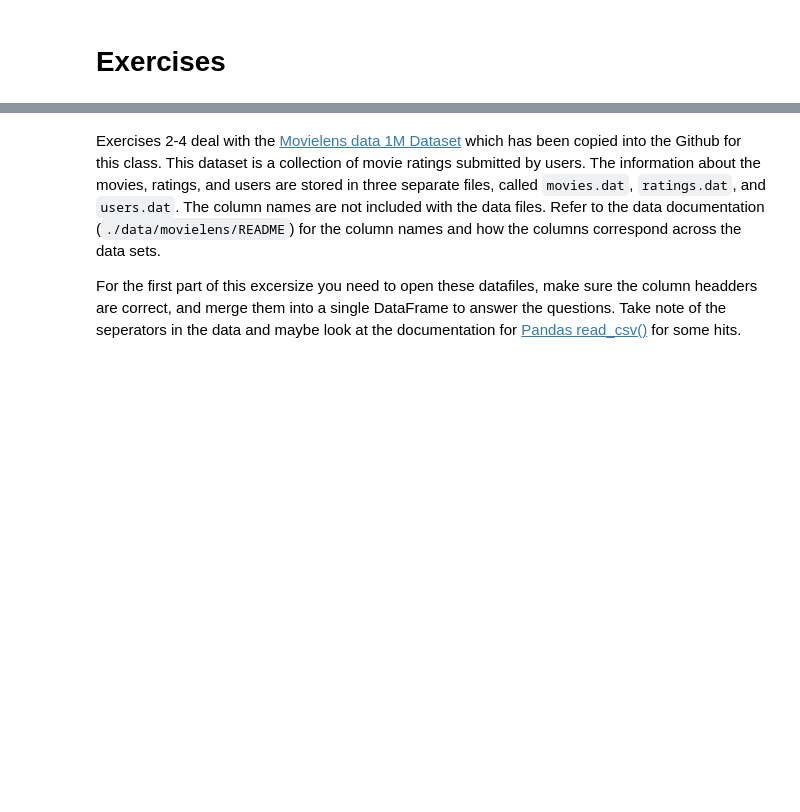
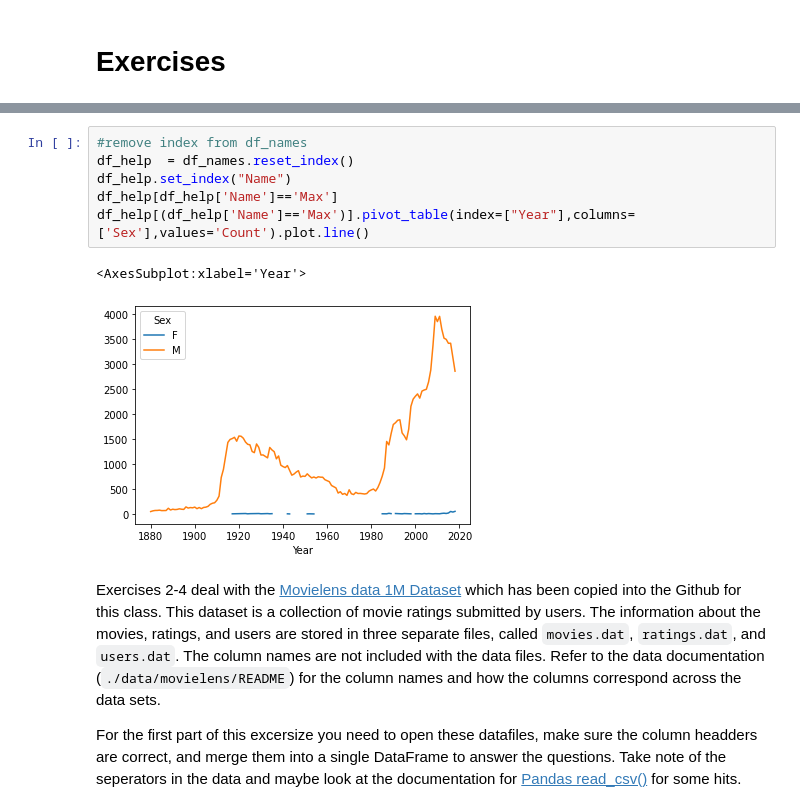
Before and after one commit to M-Sender/cmps3160, a Jupyter notebook: _labs/Lab05/Lab05-MergingJoin.ipynb, the cells around one changed output, grey strips where cells are left out. Saved outputs shown, nothing was run; the diff lists cells and outputs as text; blank space fills up the shorter version.

```diff
--- a/_labs/Lab05/Lab05-MergingJoin.ipynb
+++ b/_labs/Lab05/Lab05-MergingJoin.ipynb
@@ -472,3 +468,12 @@ df_names
+# %%
+#remove index from df_names
+df_help  = df_names.reset_index()
+df_help.set_index("Name")
+df_help[df_help['Name']=='Max']
+df_help[(df_help['Name']=='Max')].pivot_table(index=["Year"],columns=['Sex'],values='Count').plot.line()
+# %% [output]
+<AxesSubplot:xlabel='Year'>
+[figure, added]
 # %% [markdown]
 Exercises 2-4 deal with the [Movielens data 1M Dataset](https://grouplens.org/datasets/movielens/1m/) which has been copied into the Github for this class.  This dataset is a collection of movie ratings submitted by users. The information about the movies, ratings, and users are stored in three separate files, called `movies.dat`, `ratings.dat`, and `users.dat`. The column names are not included with the data files. Refer to the data documentation (`./data/movielens/README`) for the column names and how the columns correspond across the data sets.
 
```
Also changed, not shown: parts of 13 cells of this notebook, 5 other files.
